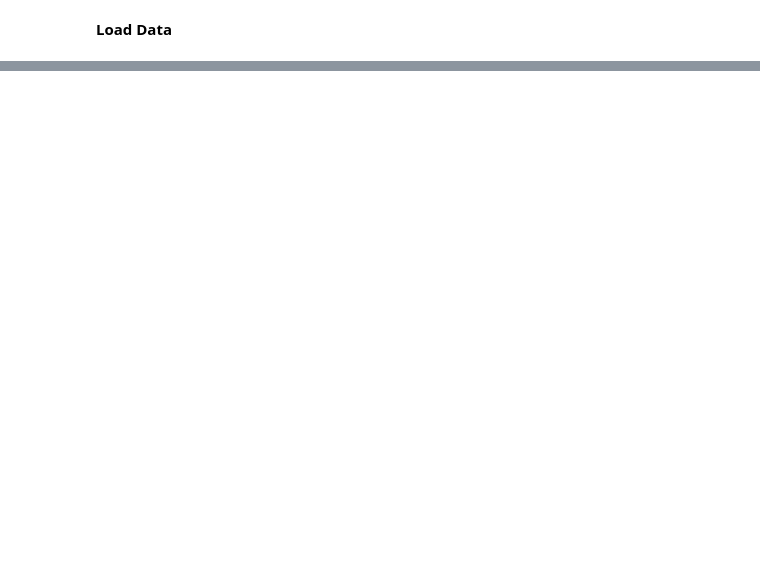
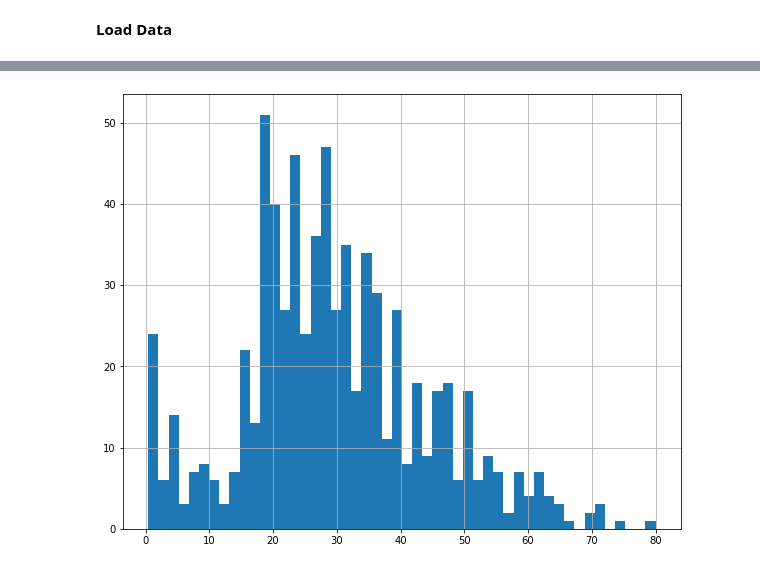
Before and after one commit to Shredder42/titanic, a Jupyter notebook: analysis.ipynb, the cells around one changed output, grey strips where cells are left out. Cells and saved outputs as stored; diff of their text form; code cells hidden in the pictures; blank space fills up the shorter version.

```diff
--- a/analysis.ipynb
+++ b/analysis.ipynb
@@ -5,3 +8,6 @@ import matplotlib.pyplot as plt
+# %%
+def histogram(variable):
+    train_data[variable].hist(bins=50, figsize=(10,8))
 # %% [markdown]
 **Load Data**
 # %%
@@ -18,0 +114,4 @@ train_data.head()
+# %%
+histogram('Age')
+# %% [output]
+[figure, added]
```
Also changed, not shown: parts of 14 cells of this notebook, 1 other file.
